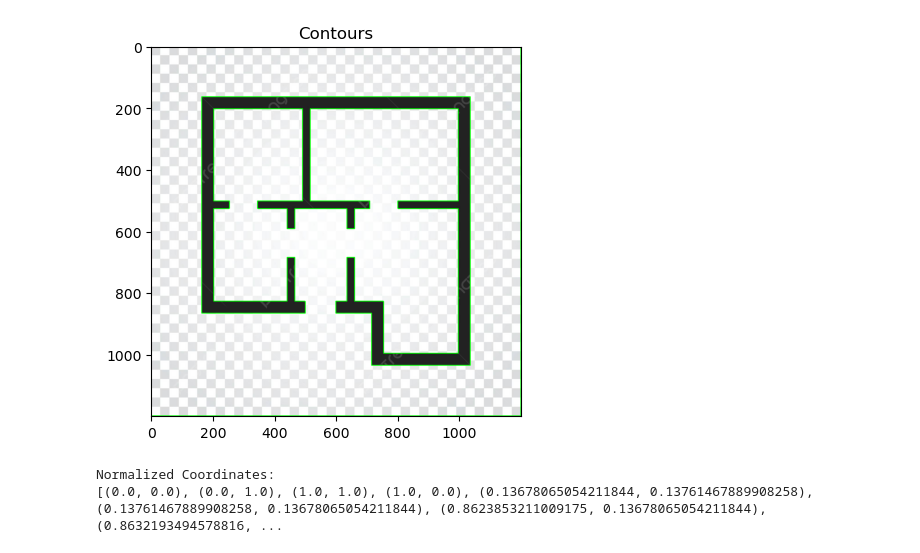
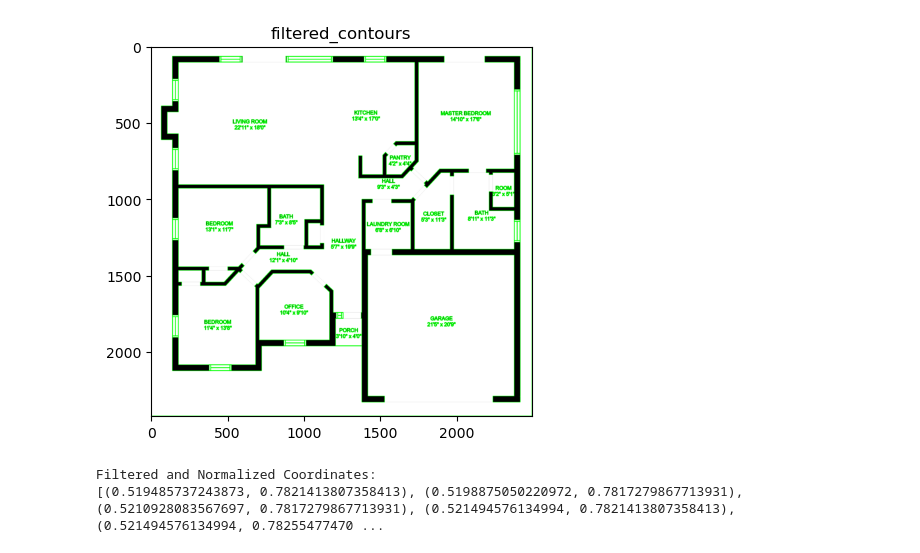
Before and after one commit to aman0x/modelcraft, a Jupyter notebook: floorplanToCordinates.ipynb, the cells around one changed output. Drawn from its saved outputs; the diff is of its cells as text; code cells hidden in the pictures.

```diff
--- a/floorplanToCordinates.ipynb
+++ b/floorplanToCordinates.ipynb
@@ -3,7 +3,7 @@ import cv2
 import matplotlib.pyplot as plt
 
 # Load the image
-image_path = "/Users/amanchandel/Work/projects/MCV2/floorplans/floorplan1.png"  # Replace with your floorplan image path
+image_path = "/Users/amanchandel/Work/projects/MCV2/floorplans/3.png"  # Replace with your floorplan image path
 image = cv2.imread(image_path)
 
 # Convert to grayscale for processing
@@ -32,32 +64,36 @@ plt.show()
 # %%
 import numpy as np
 
 # Detect contours
-contours, _ = cv2.findContours(binary_image, cv2.RETR_TREE, cv2.CHAIN_APPROX_SIMPLE)
+filtered_contours, _ = cv2.findContours(binary_image, cv2.RETR_TREE, cv2.CHAIN_APPROX_SIMPLE)
 
 # Draw contours on the original image
 contour_image = image.copy()
 cv2.drawContours(contour_image, contours, -1, (0, 255, 0), 2)
 
 plt.imshow(cv2.cvtColor(contour_image, cv2.COLOR_BGR2RGB))
-plt.title("Contours")
+plt.title("filtered_contours")
 plt.show()
 # %% [output]
-[figure, old version]
+[figure, new version]
 # %%
+# Extract coordinates from filtered contours
 coordinates = []
-for contour in contours:
+for contour in filtered_contours:
     for point in contour:
         x, y = point[0]  # Extract x, y from the contour point
         coordinates.append((x, y))
 
-# Normalize coordinates (optional: to fit a grid or scale)
+# Normalize coordinates
 max_x = max([coord[0] for coord in coordinates])
 max_y = max([coord[1] for coord in coordinates])
+
+
 scaled_coordinates = [(x / max_x, y / max_y) for x, y in coordinates]
-
-print("Normalized Coordinates:")
-print(scaled_coordinates)
+excluded_coordinates = [(0.0, 0.0), (0.0, 1.0), (1.0, 1.0), (1.0, 0.0)]
+filtered_scaled_coordinates = [coord for coord in scaled_coordinates if coord not in excluded_coordinates]
+print("Filtered and Normalized Coordinates:")
+print(filtered_scaled_coordinates)
 # %% [output]
-Normalized Coordinates:
-[(0.0, 0.0), (0.0, 1.0), (1.0, 1.0), (1.0, 0.0), (0.13678065054211844, 0.13761467889908258), (0.13761467889908258, 0.13678065054211844), (0.8623853211009175, 0.13678065054211844), (0.8632193494578816, ...
+Filtered and Normalized Coordinates:
+[(0.519485737243873, 0.7821413807358413), (0.5198875050220972, 0.7817279867713931), (0.5210928083567697, 0.7817279867713931), (0.521494576134994, 0.7821413807358413), (0.521494576134994, 0.78255477470 ...
```
Also changed, not shown: parts of 9 cells of this notebook, 5 other files.
